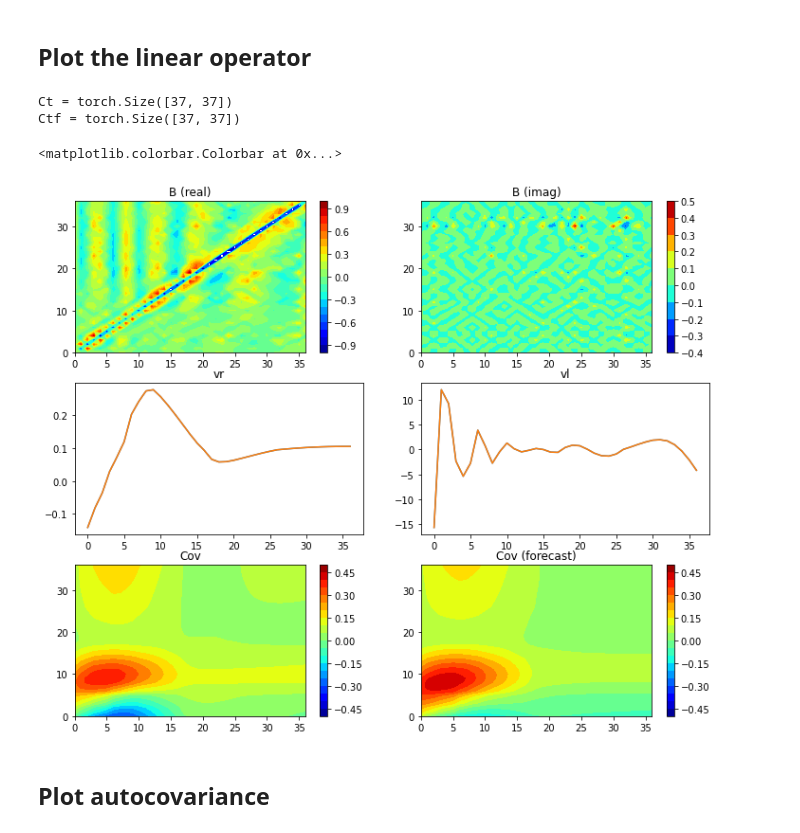
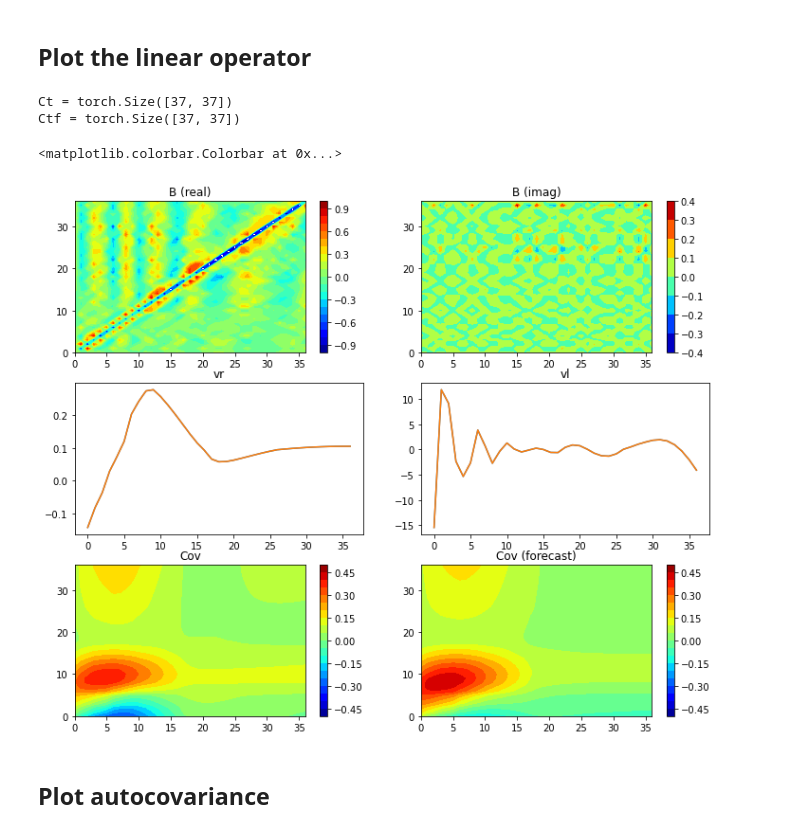
Before and after one commit to gchenpu/python, a Jupyter notebook: AM_indices/lim_AM_index_pt.ipynb, the cells around one changed output. Saved outputs shown, nothing was run; the diff lists cells and outputs as text; code cells hidden in the pictures.

```diff
--- a/AM_indices/lim_AM_index_pt.ipynb
+++ b/AM_indices/lim_AM_index_pt.ipynb
@@ -98,38 +98,38 @@ print(f"Ctf = {Ctf.shape}")
 fig = plt.figure(figsize=(12,10))
 cmax = 1
 ax = fig.add_subplot(3,2,1)
-plt.contourf(model.B.numpy().real, np.linspace(-cmax, cmax, 21))
+plt.contourf(model.B.real.numpy(), np.linspace(-cmax, cmax, 21))
 plt.title('B (real)')
 plt.colorbar()
 
 ax = fig.add_subplot(3,2,2)
-plt.contourf(model.B.numpy().imag)
+plt.contourf(model.B.imag.numpy())
 plt.title('B (imag)')
 plt.colorbar()
 
 ax = fig.add_subplot(3,2,3)
 plt.plot(model.vr.real[:,:2].numpy())
 plt.title('vr')
 
 ax = fig.add_subplot(3,2,4)
 plt.plot(model.vl.real[:,:2].numpy())
 plt.title('vl')
 
 cmax = 0.5
 ax = fig.add_subplot(3,2,5)
 plt.contourf(Ct.numpy(), np.linspace(-cmax, cmax, 21))
 plt.title('Cov')
 plt.colorbar()
 
 ax = fig.add_subplot(3,2,6)
 plt.contourf(Ctf.numpy(), np.linspace(-cmax, cmax, 21))
 plt.title('Cov (forecast)')
 plt.colorbar()
 # %% [output]
 Ct = torch.Size([37, 37])
 Ctf = torch.Size([37, 37])
 <matplotlib.colorbar.Colorbar at 0x...>
-[figure, old version]
+[figure, new version]
 # %% [markdown]
 ## Plot autocovariance
 # %%
```
Also changed, not shown: parts of 2 cells of this notebook, 3 other files.
